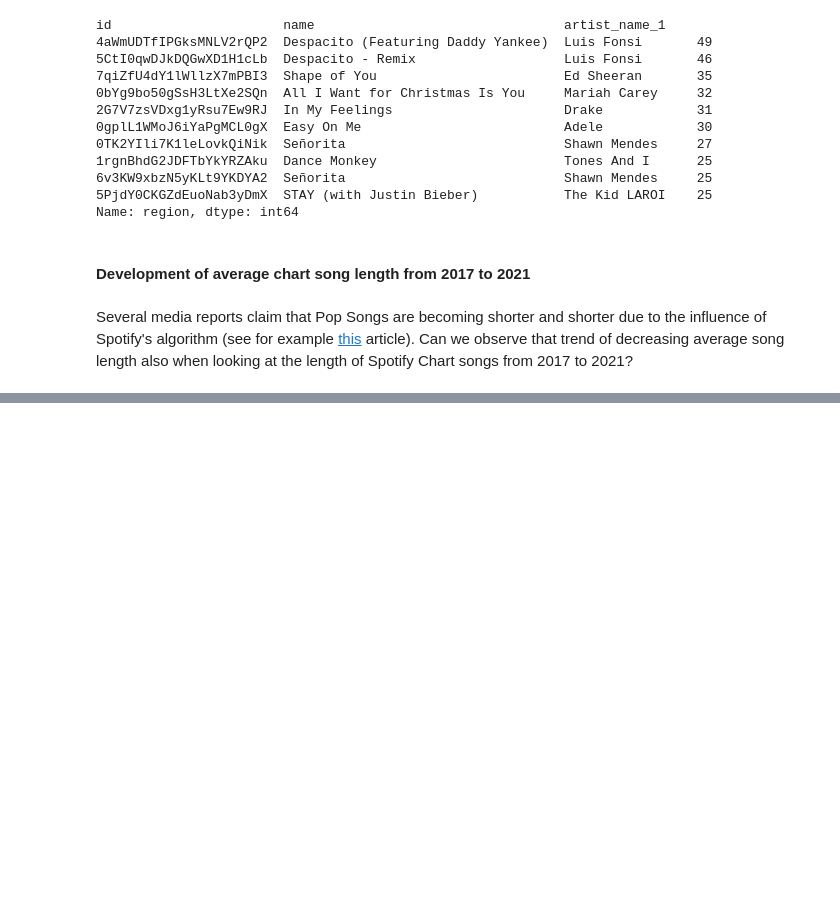
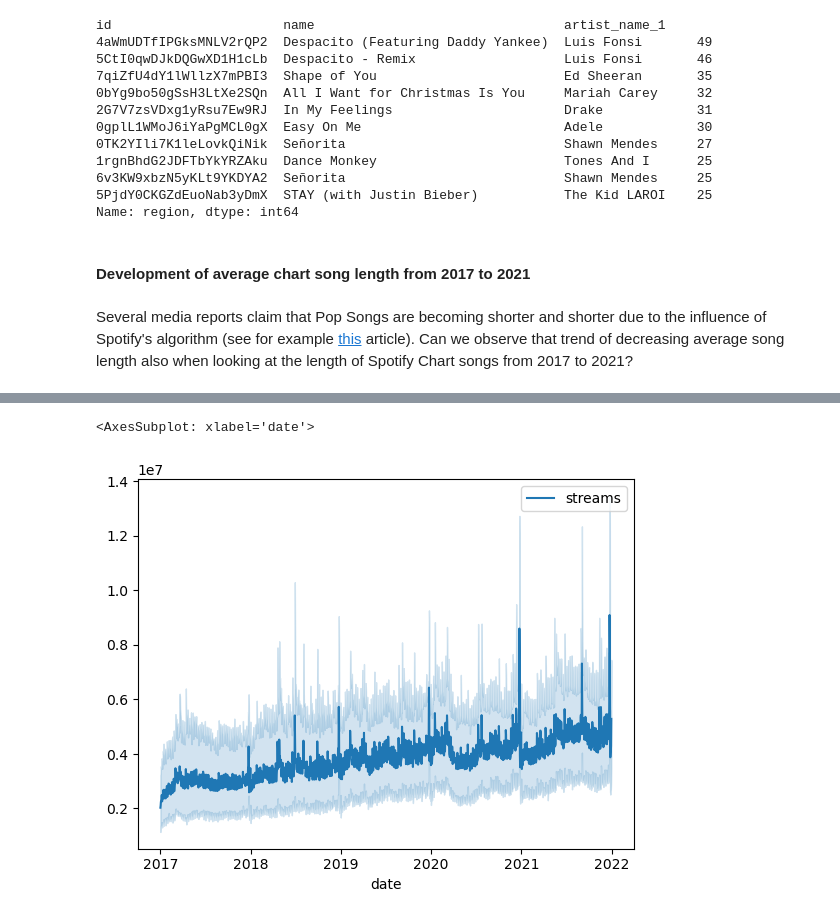
Before and after one commit to Sejmou/exploring-spotify-charts, a Jupyter notebook: data_exploration_and_crawling/exploring_merged_chart_and_track_data.ipynb, the cells around one changed output, grey strips where cells are left out. Cells and saved outputs as stored; diff of their text form; code cells hidden in the pictures; blank space fills up the shorter version.

```diff
--- a/data_exploration_and_crawling/exploring_merged_chart_and_track_data.ipynb
+++ b/data_exploration_and_crawling/exploring_merged_chart_and_track_data.ipynb
@@ -188,5 +188,6 @@ global_charts
 # %%
-countries_charts = track_charts[track_charts.region != "Global"]
+countries_charts = track_charts[track_charts.region != "Global"].copy()
+countries_charts.region = countries_charts.region.cat.remove_unused_categories()
 countries_charts
 # %% [output]
 |  | region | date | rank | name | artist_name_1 | artist_name_2 | artist_name_3 | streams | explicit | ... |
@@ -277,0 +269,3 @@ Text(0.5, 1.0, 'Average song lengths for Spotify Daily Top 50')
+# %%
+streams = countries_charts.groupby(["region", "date"]).streams.sum().sort_values(ascending=False).reset_index().set_index("date")
+streams
@@ -277,0 +287,5 @@ Text(0.5, 1.0, 'Average song lengths for Spotify Daily Top 50')
+# %%
+sns.lineplot(streams)
+# %% [output]
+<AxesSubplot: xlabel='date'>
+[figure, added]
```
Also changed, not shown: parts of 9 cells of this notebook.
